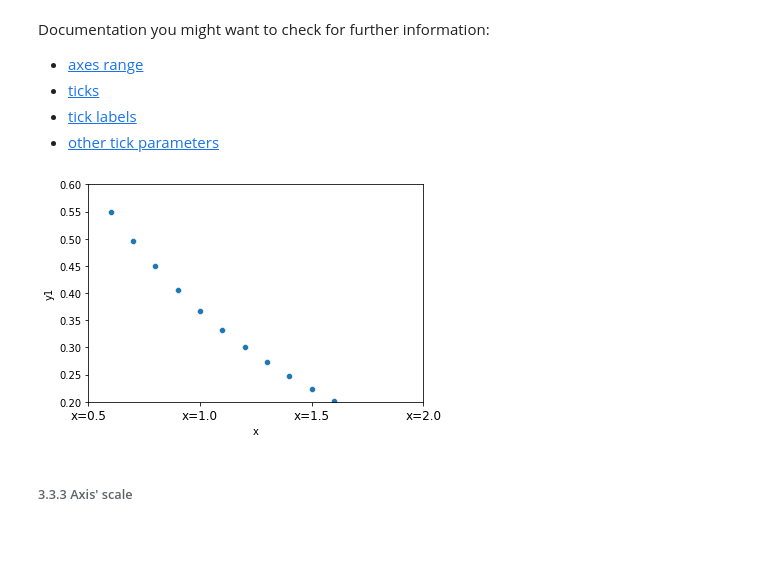
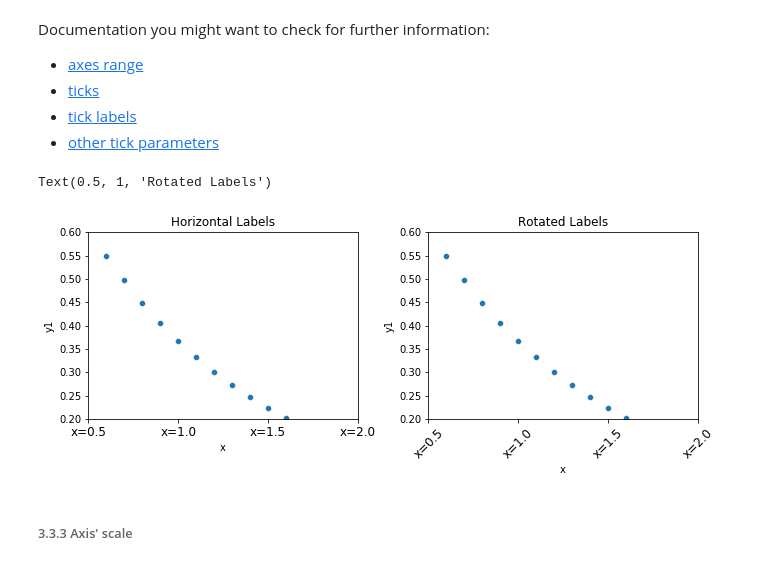
Before and after one commit to fsb-edu/DataVisualizationBook, a Jupyter notebook: DataVis_JB/chapters/matplotlib_manipulations.ipynb, the cells around one changed output. Saved outputs shown, nothing was run; the diff lists cells and outputs as text; code cells hidden in the pictures; blank space fills up the shorter version.

```diff
--- a/DataVis_JB/chapters/matplotlib_manipulations.ipynb
+++ b/DataVis_JB/chapters/matplotlib_manipulations.ipynb
@@ -131,24 +167,40 @@ Documentation you might want to check for further information:
  - [tick labels](https://matplotlib.org/stable/api/_as_gen/matplotlib.axes.Axes.set_xticklabels.html)
  - [other tick parameters](https://matplotlib.org/stable/api/_as_gen/matplotlib.axes.Axes.tick_params.html)
 # %%
-fig, ax = plt.subplots()
-sns.scatterplot(data=df, x='x', y='y1', ax=ax)
+fig, ax = plt.subplots(ncols = 2, nrows = 1, figsize = (10, 4))
+plt.tight_layout(pad = 4.0) #adding space between subplots
+sns.scatterplot(data=df, x='x', y='y1', ax=ax[0]) #labels aligned vertically
+sns.scatterplot(data=df, x='x', y='y1', ax=ax[1]) #labels aligned horizontally
 
 # axes ranges
-ax.set_xlim((0.5, 2.0))
-ax.set_ylim((0.2, 0.6))
+ax[0].set_xlim((0.5, 2.0)) #left subplots
+ax[0].set_ylim((0.2, 0.6))
+
+ax[1].set_xlim((0.5, 2.0)) #right subplots
+ax[1].set_ylim((0.2, 0.6))
 
 # axes ticks
 xticks = np.arange(0.5, 2.1, 0.5)
-ax.set_xticks(xticks) # sets tick values
-ax.tick_params(axis='x', which='major', bottom=True) # displays the actual ticks
-ax.tick_params(axis='y', which='major', left=True)
+
+#left subplot
+ax[0].set_xticks(xticks) # sets tick values
+ax[0].tick_params(axis='x', which='major', bottom=True) # displays the actual ticks
+ax[0].tick_params(axis='y', which='major', left=True)
+
+#right subplot
+ax[1].set_xticks(xticks) # sets tick values
+ax[1].tick_params(axis='x', which='major', bottom=True) # displays the actual ticks
+ax[1].tick_params(axis='y', which='major', left=True)
 
 # axes tick labels
 xtick_labels = [f'x={x}' for x in xticks]
-ax.set_xticklabels(xtick_labels, fontsize=12);
+ax[0].set_xticklabels(xtick_labels, rotation = 'horizontal', fontsize=12)
+ax[1].set_xticklabels(xtick_labels, rotation = 45, fontsize=12)
+ax[0].set_title("Horizontal Labels")
+ax[1].set_title("Rotated Labels")
 # %% [output]
+Text(0.5, 1, 'Rotated Labels')
-[figure, old version]
+[figure, new version]
 # %% [markdown]
 ###### 3.3.3 Axis' scale
 # %% [markdown]
```
Also changed, not shown: parts of 13 cells of this notebook, 3 other files.
